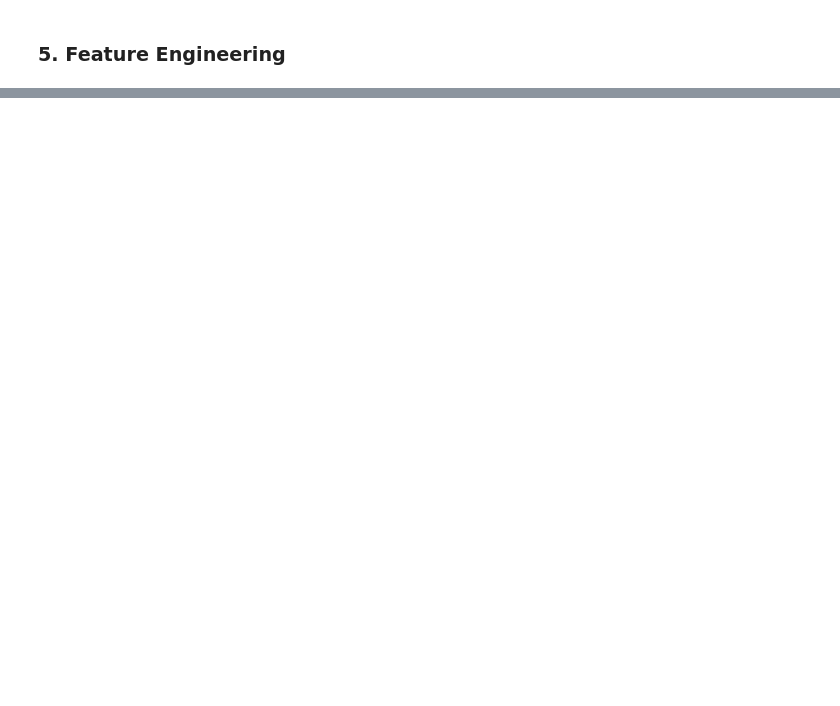
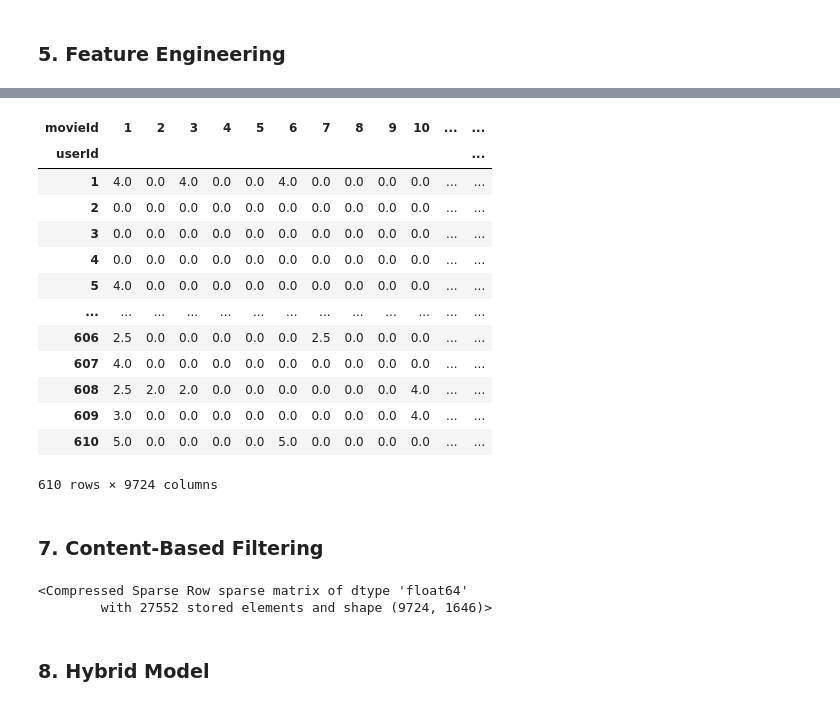
Before and after one commit to harAAm-Friday/Netflix_Recommendation_System, a Jupyter notebook: Netflix_Recommendation_System.ipynb, the cells around one changed output, grey strips where cells are left out. Saved outputs shown, nothing was run; the diff lists cells and outputs as text; code cells hidden in the pictures; blank space fills up the shorter version.

```diff
--- a/Netflix_Recommendation_System.ipynb
+++ b/Netflix_Recommendation_System.ipynb
@@ -220,0 +264,18 @@ df.tail()
+# %%
+#Fill NaN values
+user_movie_matrix.fillna(0, inplace=True)
+# %% [output]
+| movieId | 1 | 2 | 3 | 4 | 5 | 6 | 7 | 8 | 9 | 10 | ... | ... |
+| userId |  |  |  |  |  |  |  |  |  |  |  | ... |
+| 1 | 4.0 | 0.0 | 4.0 | 0.0 | 0.0 | 4.0 | 0.0 | 0.0 | 0.0 | 0.0 | ... | ... |
+| 2 | 0.0 | 0.0 | 0.0 | 0.0 | 0.0 | 0.0 | 0.0 | 0.0 | 0.0 | 0.0 | ... | ... |
+| 3 | 0.0 | 0.0 | 0.0 | 0.0 | 0.0 | 0.0 | 0.0 | 0.0 | 0.0 | 0.0 | ... | ... |
+| 4 | 0.0 | 0.0 | 0.0 | 0.0 | 0.0 | 0.0 | 0.0 | 0.0 | 0.0 | 0.0 | ... | ... |
+| 5 | 4.0 | 0.0 | 0.0 | 0.0 | 0.0 | 0.0 | 0.0 | 0.0 | 0.0 | 0.0 | ... | ... |
+| ... | ... | ... | ... | ... | ... | ... | ... | ... | ... | ... | ... | ... |
+| 606 | 2.5 | 0.0 | 0.0 | 0.0 | 0.0 | 0.0 | 2.5 | 0.0 | 0.0 | 0.0 | ... | ... |
+| 607 | 4.0 | 0.0 | 0.0 | 0.0 | 0.0 | 0.0 | 0.0 | 0.0 | 0.0 | 0.0 | ... | ... |
+| 608 | 2.5 | 2.0 | 2.0 | 0.0 | 0.0 | 0.0 | 0.0 | 0.0 | 0.0 | 4.0 | ... | ... |
+| 609 | 3.0 | 0.0 | 0.0 | 0.0 | 0.0 | 0.0 | 0.0 | 0.0 | 0.0 | 4.0 | ... | ... |
+| 610 | 5.0 | 0.0 | 0.0 | 0.0 | 0.0 | 5.0 | 0.0 | 0.0 | 0.0 | 0.0 | ... | ... |
+610 rows × 9724 columns
@@ -220,0 +286,12 @@ df.tail()
+# %% [markdown]
+<h3>7. Content-Based Filtering</h3>
+# %%
+#TF-IDF
+from sklearn.feature_extraction.text import TfidfVectorizer
+
+tfidf = TfidfVectorizer(stop_words='english')
+tfidf_matrix = tfidf.fit_transform(movie_df['content'])
+tfidf_matrix
+# %% [output]
+<Compressed Sparse Row sparse matrix of dtype 'float64'
+        with 27552 stored elements and shape (9724, 1646)>
@@ -220,0 +301,2 @@ df.tail()
+# %% [markdown]
+<h3>8. Hybrid Model</h3>
```
Also changed, not shown: parts of 5 cells of this notebook.
